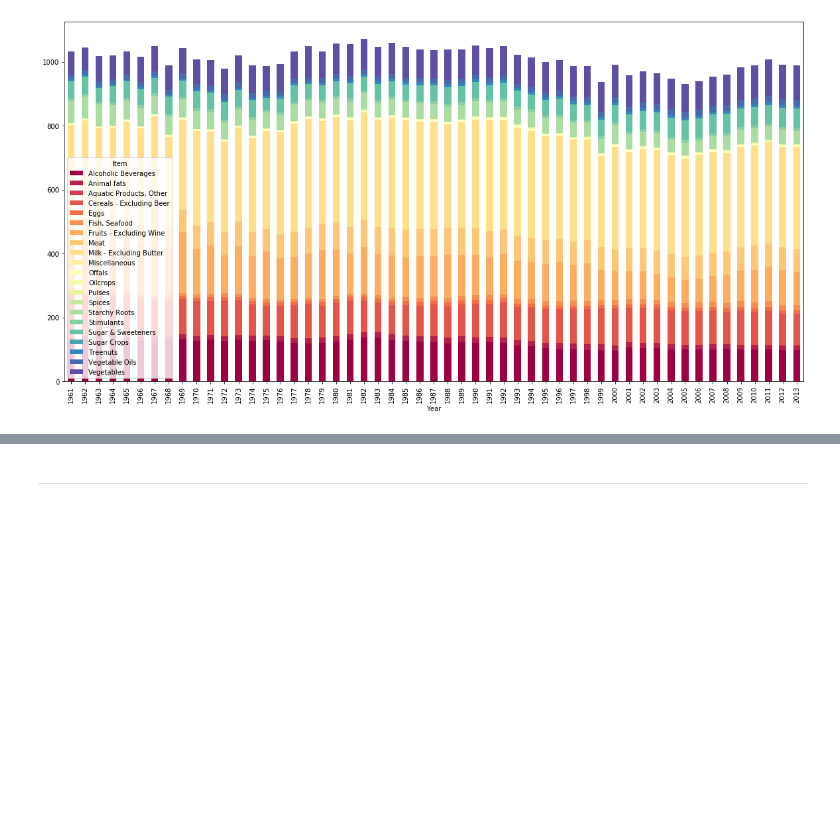
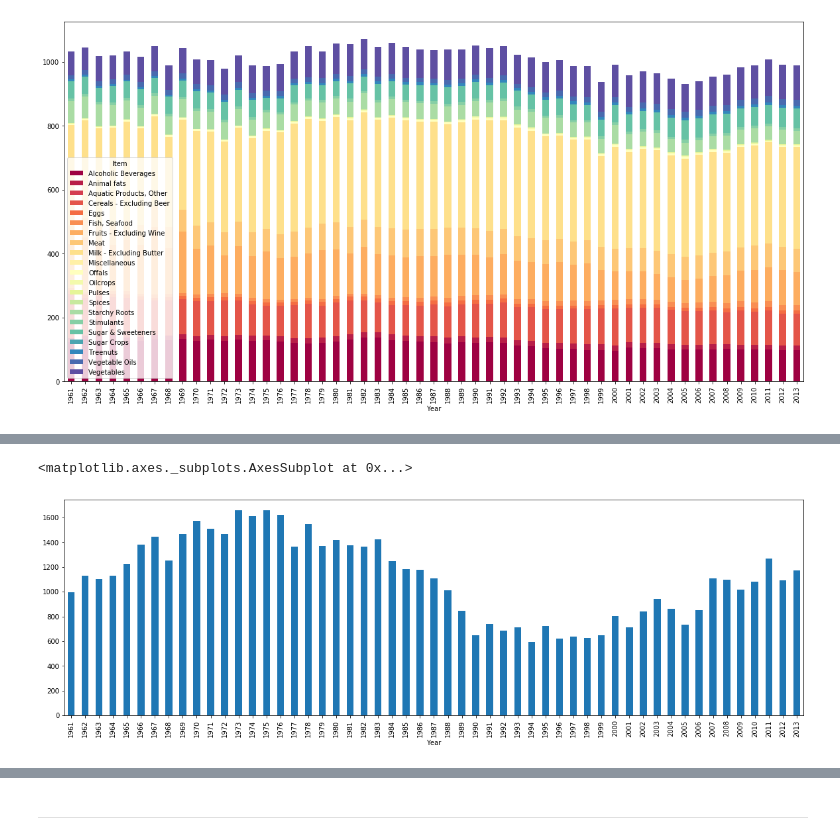
Before and after one commit to jlabhard/ADA_Project, a Jupyter notebook: milestone_2.ipynb, the cells around one changed output, grey strips where cells are left out. Drawn from its saved outputs; the diff is of its cells as text; code cells hidden in the pictures; blank space fills up the shorter version.

```diff
--- a/milestone_2.ipynb
+++ b/milestone_2.ipynb
@@ -743,0 +796,10 @@ test.unstack().plot(kind='bar', stacked=True, figsize=(20,10), colormap = 'Spect
+# %%
+cereal_import = food_balance_df_CH_wide_groups_items[['Year', 'Item', 'Import Quantity']]\
+                        [food_balance_df_CH_wide_groups_items['Item'] == 'Cereals - Excluding Beer']
+# %%
+cereal_import = cereal_import.set_index('Year')['Import Quantity']
+# %%
+cereal_import.plot(kind='bar', figsize=(20,6))
+# %% [output]
+<matplotlib.axes._subplots.AxesSubplot at 0x...>
+[figure, added]
```
Also changed, not shown: parts of 17 cells of this notebook.
